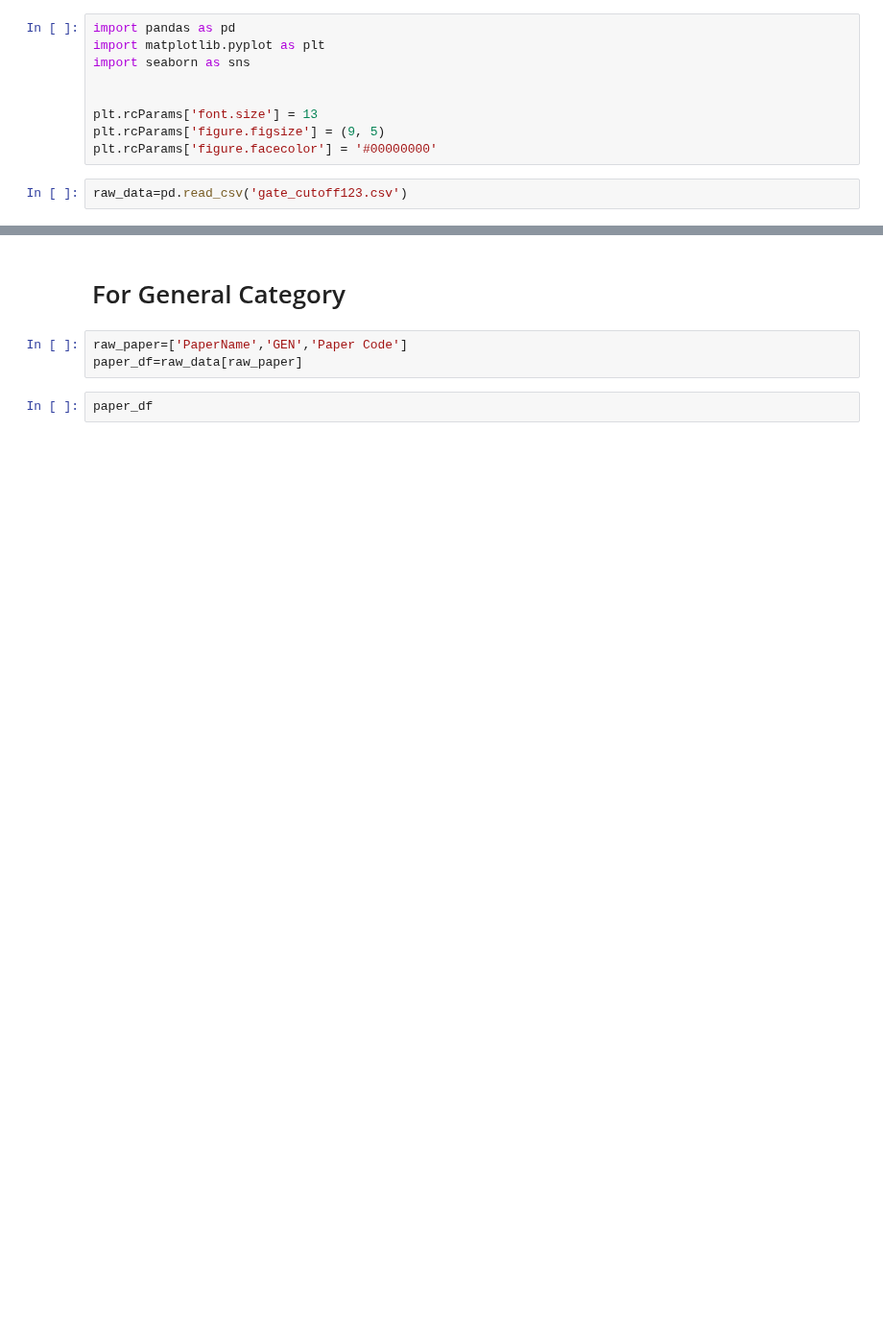
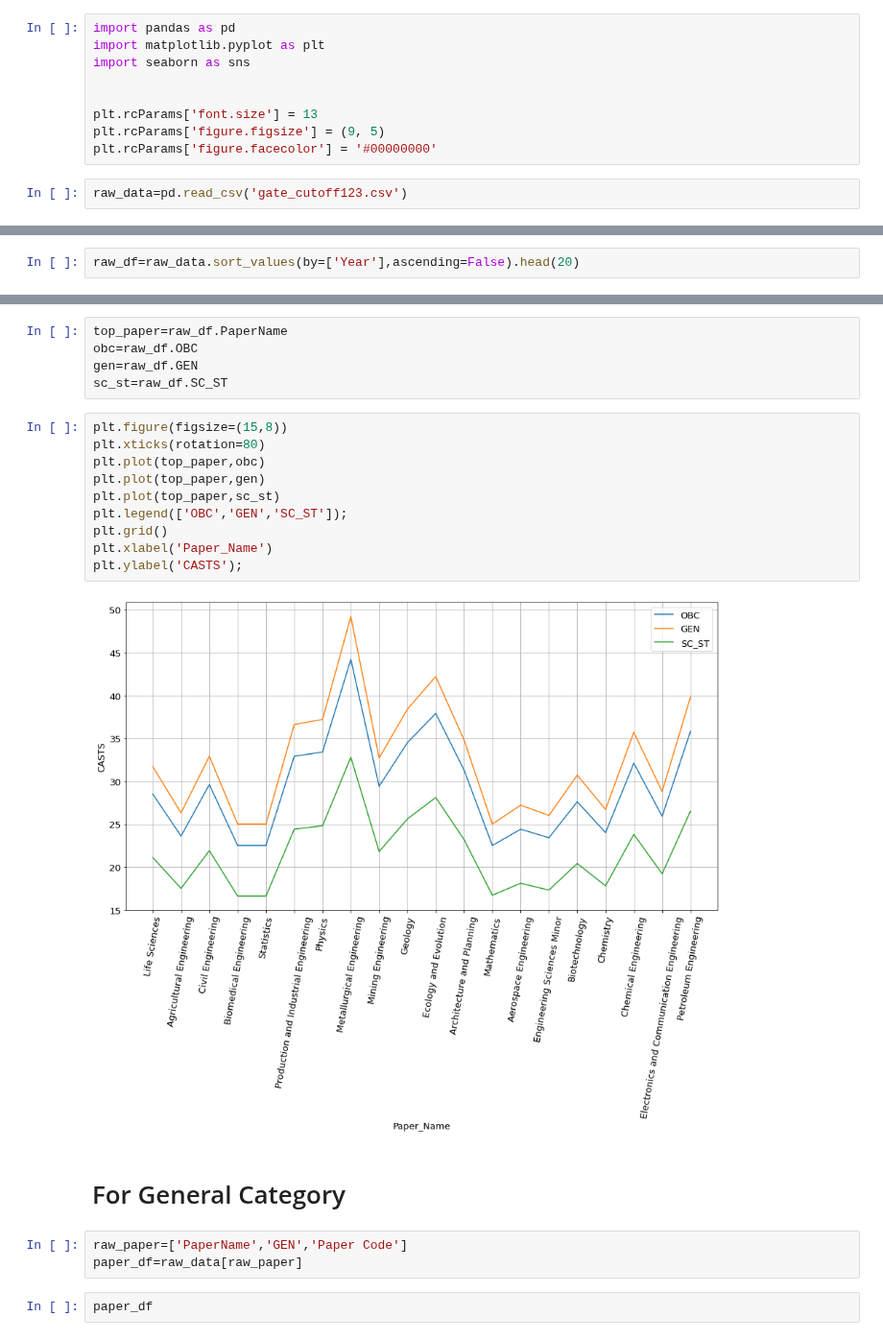
Before and after one commit to Arpan-tech-create/Exploratory_Data_Analysis, a Jupyter notebook: Gate_cutoff.ipynb, the cells around one changed output, grey strips where cells are left out. Shown at 96% size. Cells and saved outputs as stored; diff of their text form; blank space fills up the shorter version.

```diff
--- a/Gate_cutoff.ipynb
+++ b/Gate_cutoff.ipynb
@@ -54,2 +54,4 @@ SC/ST         0
 Year          0
 dtype: int64
+# %%
+raw_df=raw_data.sort_values(by=['Year'],ascending=False).head(20)
@@ -56,3 +78,20 @@ dtype: int64
+# %%
+top_paper=raw_df.PaperName
+obc=raw_df.OBC
+gen=raw_df.GEN
+sc_st=raw_df.SC_ST
+# %%
+plt.figure(figsize=(15,8))
+plt.xticks(rotation=80)
+plt.plot(top_paper,obc)
+plt.plot(top_paper,gen)
+plt.plot(top_paper,sc_st)
+plt.legend(['OBC','GEN','SC_ST']);
+plt.grid()
+plt.xlabel('Paper_Name')
+plt.ylabel('CASTS');
+# %% [output]
+[figure, added]
 # %% [markdown]
 # For General Category
 # %%
```
Also changed, not shown: parts of 22 cells of this notebook, 2 other files.
